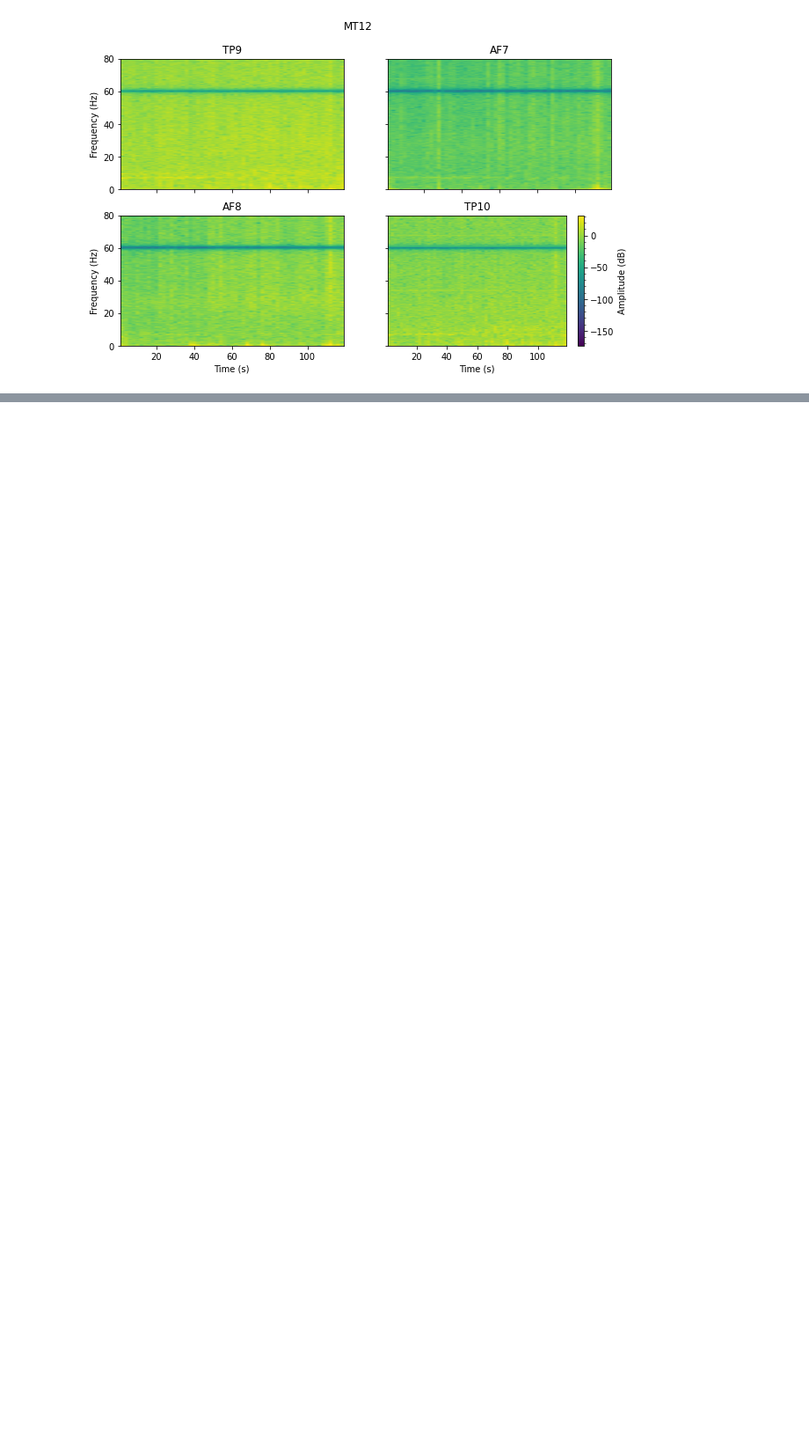
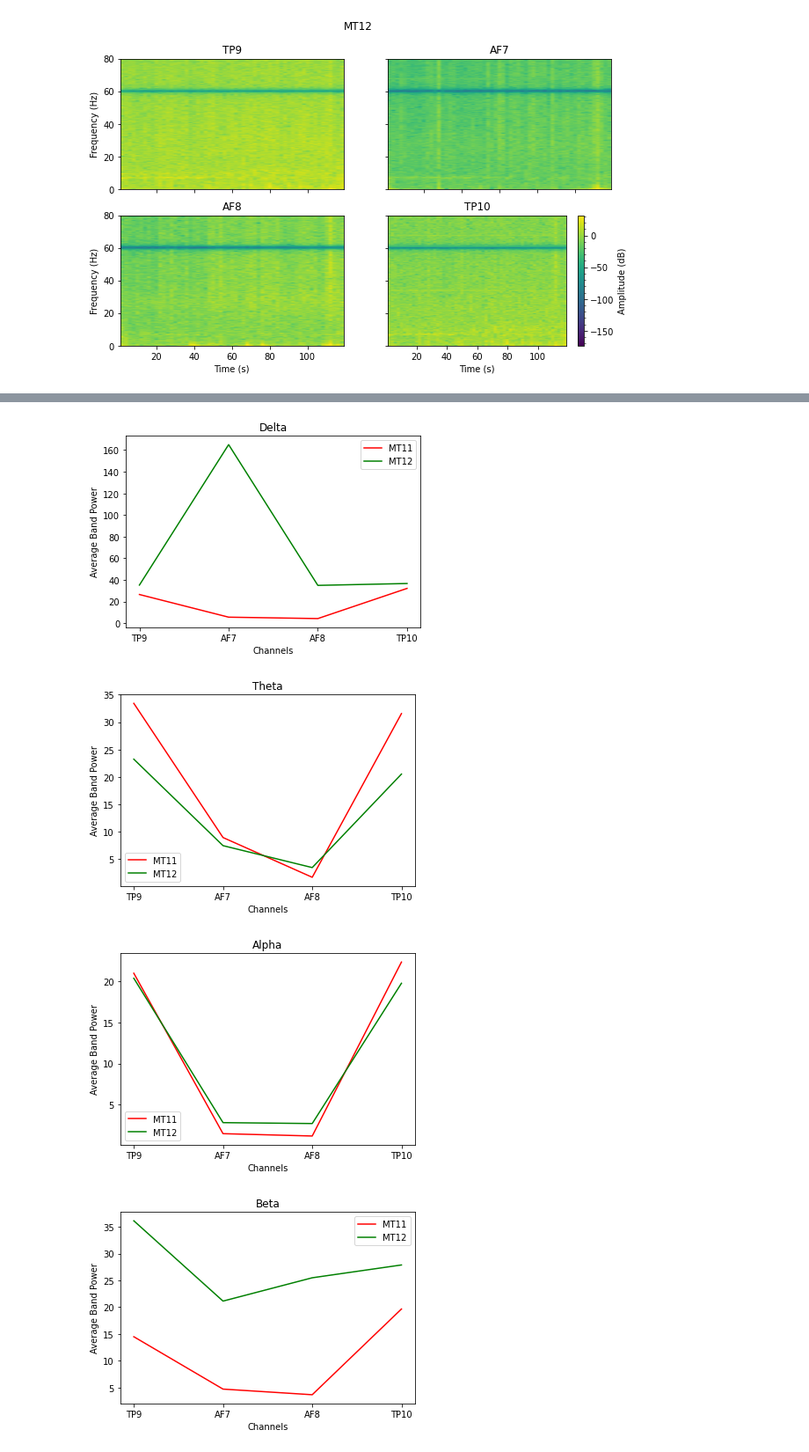
Before and after one commit to iggy96/eegMusicTherapy, a Jupyter notebook: singleRun_v1.0.ipynb, the cells around one changed output, grey strips where cells are left out. Shown: that part at 88% size. Drawn from its saved outputs; the diff is of its cells as text; code cells hidden in the pictures; blank space fills up the shorter version.

```diff
--- a/singleRun_v1.0.ipynb
+++ b/singleRun_v1.0.ipynb
@@ -141,0 +145,11 @@ IndexError: invalid index to scalar variable.
+# %%
+bandPowerPlots(cfg.channels,[delta_M11,delta_M12],['MT11','MT12'],['red','green'],'Delta')
+bandPowerPlots(cfg.channels,[theta_M11,theta_M12],['MT11','MT12'],['red','green'],'Theta')
+bandPowerPlots(cfg.channels,[alpha_M11,alpha_M12],['MT11','MT12'],['red','green'],'Alpha')
+bandPowerPlots(cfg.channels,[beta_M11,beta_M12],['MT11','MT12'],['red','green'],'Beta')
+bandPowerPlots(cfg.channels,[gamma_M11,gamma_M12],['MT11','MT12'],['red','green'],'Gamma')
+# %% [output]
+[figure, added]
+[figure, added]
+[figure, added]
+[figure, added]
```
Also changed, not shown: parts of 5 cells of this notebook.
